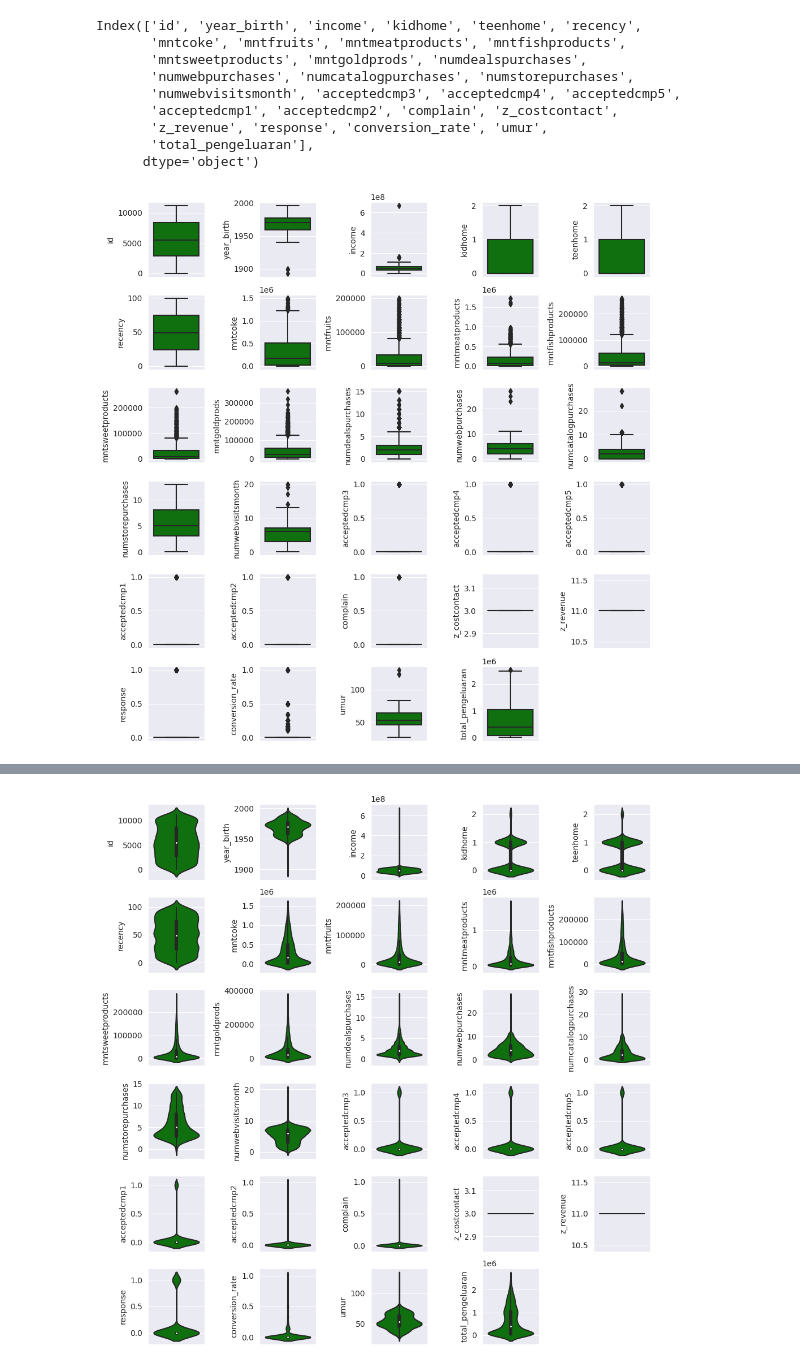
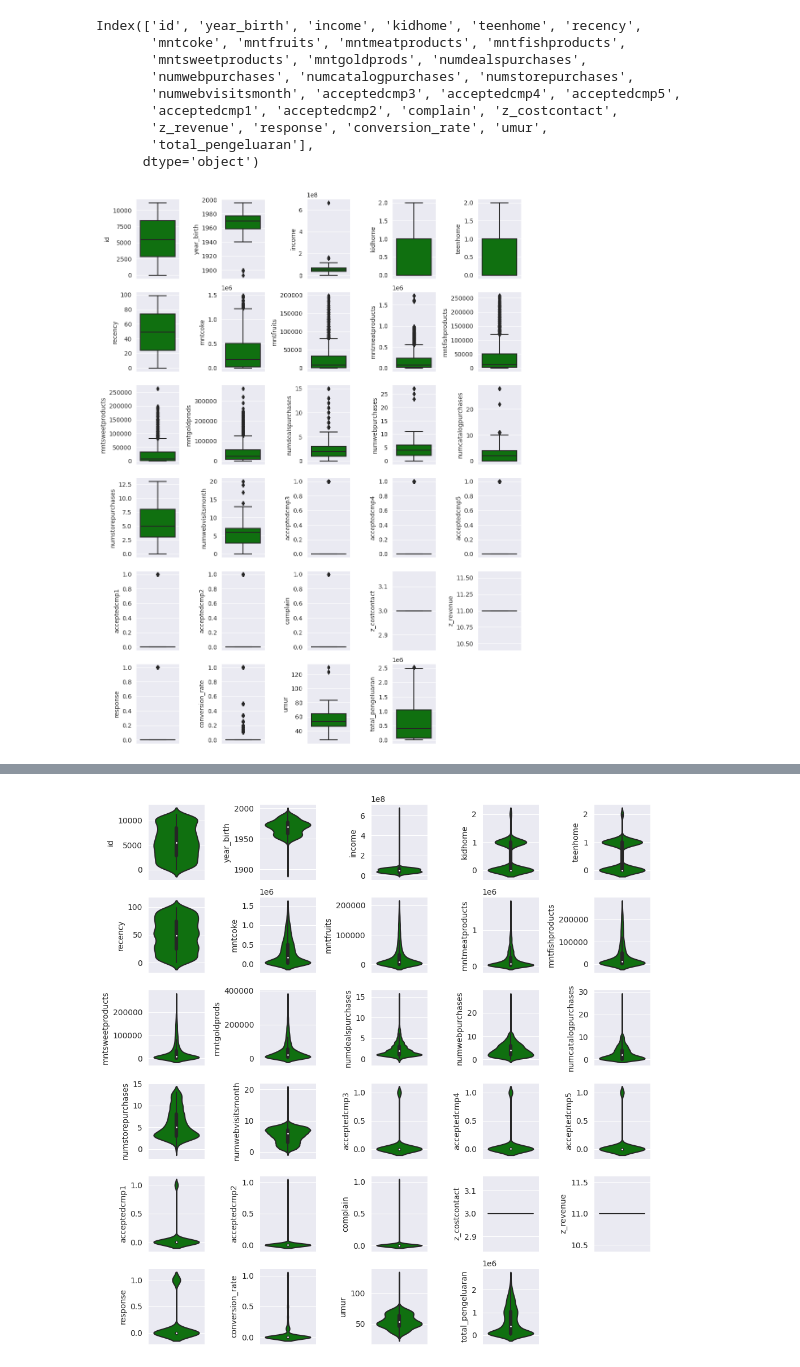
Before and after one commit to hrmufid/Mini-Project-3, a Jupyter notebook: Mini_Project_3.ipynb, the cells around one changed output, grey strips where cells are left out. Saved outputs shown, nothing was run; the diff lists cells and outputs as text; code cells hidden in the pictures.

```diff
--- a/Mini_Project_3.ipynb
+++ b/Mini_Project_3.ipynb
@@ -279,12 +279,12 @@ Index(['id', 'year_birth', 'income', 'kidhome', 'teenhome', 'recency',
       dtype='object')
 # %%
 features = num_df
-plt.figure(figsize=(10,10))
+plt.figure(figsize=(10,13))
 for i in range(0, len(features)):
   plt.subplot(6, 5, i+1)
   sns.boxplot(y=df[features[i]], color='green', orient='v')
   plt.tight_layout()
 # %% [output]
-[figure, old version]
+[figure, new version]
 # %%
 features = num_df
```
Also changed, not shown: parts of 10 cells of this notebook.
